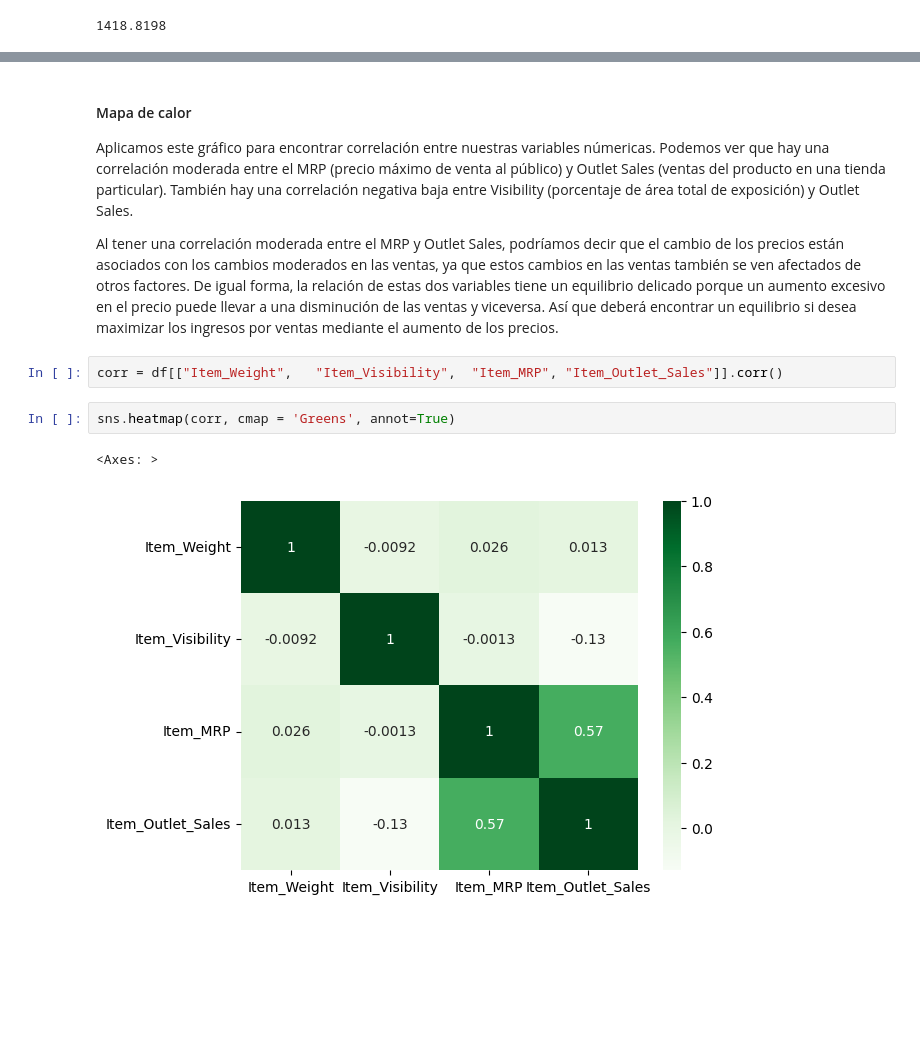
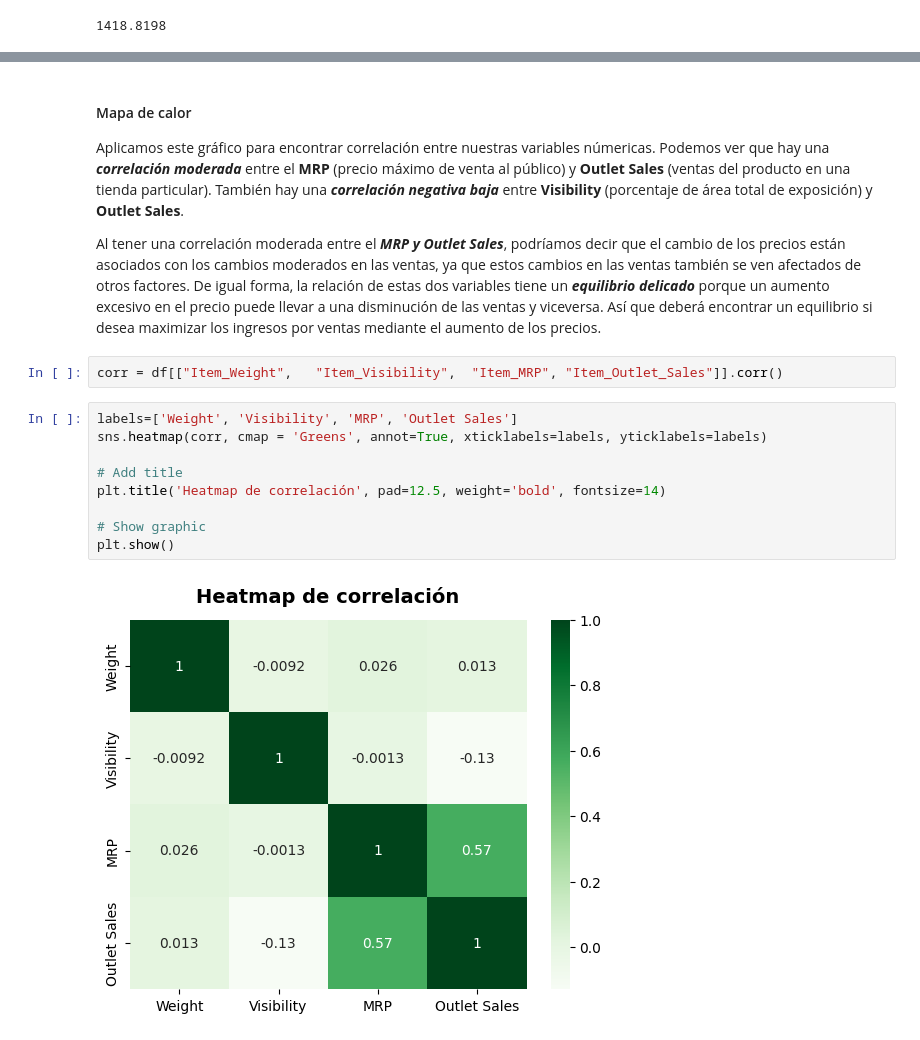
Before and after one commit to betsyvies/food-sales-predictions, a Jupyter notebook: food_sales_predictions.ipynb, the cells around one changed output, grey strips where cells are left out. Cells and saved outputs as stored; diff of their text form; blank space fills up the shorter version.

```diff
--- a/food_sales_predictions.ipynb
+++ b/food_sales_predictions.ipynb
@@ -398,13 +401,19 @@ plt.yticks(fontsize = 16);
 # %% [markdown]
 #### Mapa de calor
 
-Aplicamos este gráfico para encontrar correlación entre nuestras variables númericas. Podemos ver que hay una correlación moderada entre el MRP (precio máximo de venta al público) y Outlet Sales (ventas del producto en una tienda particular). También hay una correlación negativa baja entre Visibility (porcentaje de área total de exposición) y Outlet Sales.
+Aplicamos este gráfico para encontrar correlación entre nuestras variables númericas. Podemos ver que hay una ***correlación moderada*** entre el **MRP** (precio máximo de venta al público) y **Outlet Sales** (ventas del producto en una tienda particular). También hay una ***correlación negativa baja*** entre **Visibility** (porcentaje de área total de exposición) y **Outlet Sales**.
 
-Al tener una correlación moderada entre el MRP y Outlet Sales, podríamos decir que el cambio de los precios están asociados con los cambios moderados en las ventas, ya que estos cambios en las ventas también se ven afectados de otros factores. De igual forma, la relación de estas dos variables tiene un equilibrio delicado porque un aumento excesivo en el precio puede llevar a una disminución de las ventas y viceversa. Así que deberá encontrar un equilibrio si desea maximizar los ingresos por ventas mediante el aumento de los precios.
+Al tener una correlación moderada entre el ***MRP y Outlet Sales***, podríamos decir que el cambio de los precios están asociados con los cambios moderados en las ventas, ya que estos cambios en las ventas también se ven afectados de otros factores. De igual forma, la relación de estas dos variables tiene un ***equilibrio delicado*** porque un aumento excesivo en el precio puede llevar a una disminución de las ventas y viceversa. Así que deberá encontrar un equilibrio si desea maximizar los ingresos por ventas mediante el aumento de los precios.
 # %%
 corr = df[["Item_Weight",	"Item_Visibility",	"Item_MRP",	"Item_Outlet_Sales"]].corr()
-# %%
-sns.heatmap(corr, cmap = 'Greens', annot=True)
-# %% [output]
-<Axes: >
-[figure, removed]
+# %%
+labels=['Weight', 'Visibility', 'MRP', 'Outlet Sales']
+sns.heatmap(corr, cmap = 'Greens', annot=True, xticklabels=labels, yticklabels=labels)
+
+# Add title
+plt.title('Heatmap de correlación', pad=12.5, weight='bold', fontsize=14)
+
+# Show graphic
+plt.show()
+# %% [output]
+[figure, added]
```
Also changed, not shown: parts of 11 cells of this notebook.
